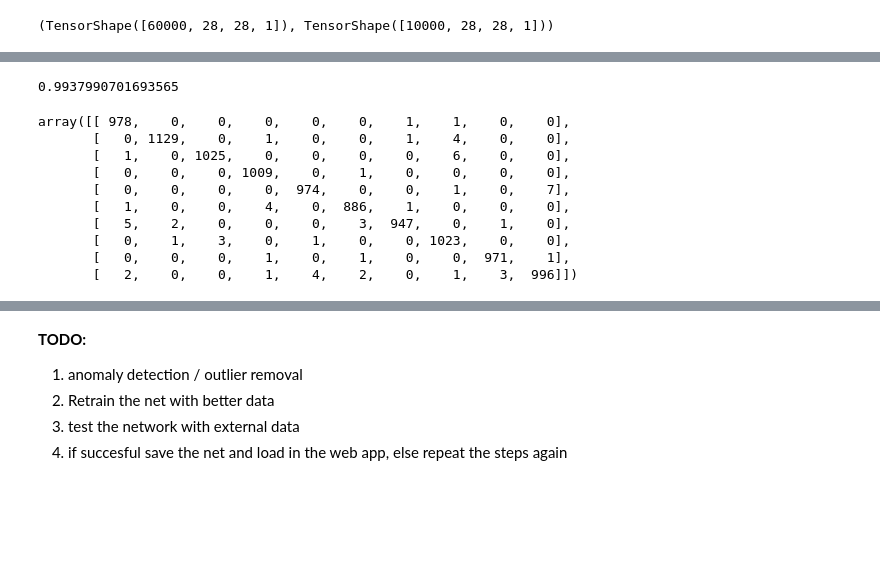
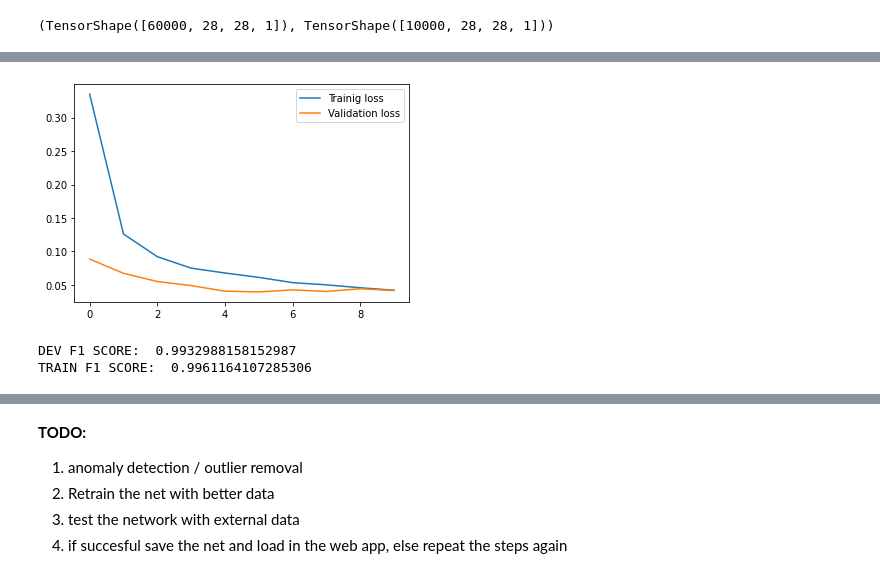
Before and after one commit to anaximeno/Which-Digit, a Jupyter notebook: training_the_model.ipynb, the cells around one changed output, grey strips where cells are left out. Cells and saved outputs as stored; diff of their text form; code cells hidden in the pictures; blank space fills up the shorter version.

```diff
--- a/training_the_model.ipynb
+++ b/training_the_model.ipynb
@@ -107,2 +123,10 @@ Epoch 10/10
+# %%
+plt.title('Loss')
+plt.plot(hist.epoch, hist.history['loss'])
+plt.plot(hist.epoch, hist.history['val_loss'])
+plt.legend(['Trainig loss', 'Validation loss'])
+plt.show();
+# %% [output]
+[figure, added]
 # %%
 p_dev = np.argmax(model.predict(X_dev), axis=1)
@@ -109,17 +134,6 @@ p_dev = np.argmax(model.predict(X_dev), axis=1)
-# %%
-f1_score(y_dev, p_dev, average='weighted')
-# %% [output]
-0.9937990701693565
-# %%
-confusion_matrix(y_dev, p_dev)
-# %% [output]
-array([[ 978,    0,    0,    0,    0,    0,    1,    1,    0,    0],
-       [   0, 1129,    0,    1,    0,    0,    1,    4,    0,    0],
-       [   1,    0, 1025,    0,    0,    0,    0,    6,    0,    0],
-       [   0,    0,    0, 1009,    0,    1,    0,    0,    0,    0],
-       [   0,    0,    0,    0,  974,    0,    0,    1,    0,    7],
-       [   1,    0,    0,    4,    0,  886,    1,    0,    0,    0],
-       [   5,    2,    0,    0,    0,    3,  947,    0,    1,    0],
-       [   0,    1,    3,    0,    1,    0,    0, 1023,    0,    0],
-       [   0,    0,    0,    1,    0,    1,    0,    0,  971,    1],
-       [   2,    0,    0,    1,    4,    2,    0,    1,    3,  996]])
+# %%
+print("DEV F1 SCORE: ", f1_score(y_dev, p_dev, average='weighted'))
+print("TRAIN F1 SCORE: ", f1_score(y_train, p_train, average='weighted'))
+# %% [output]
+DEV F1 SCORE:  0.9932988158152987
+TRAIN F1 SCORE:  0.9961164107285306
```
Also changed, not shown: parts of 27 cells of this notebook.
